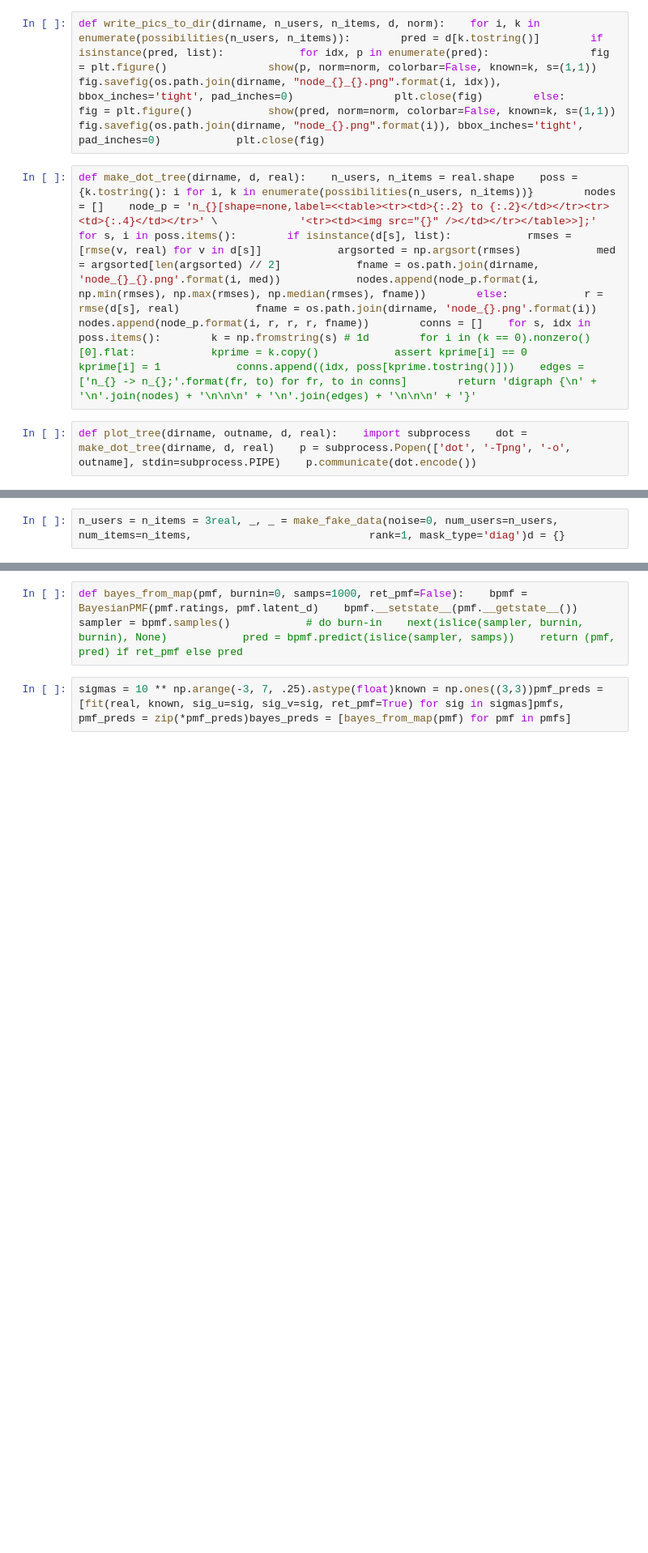
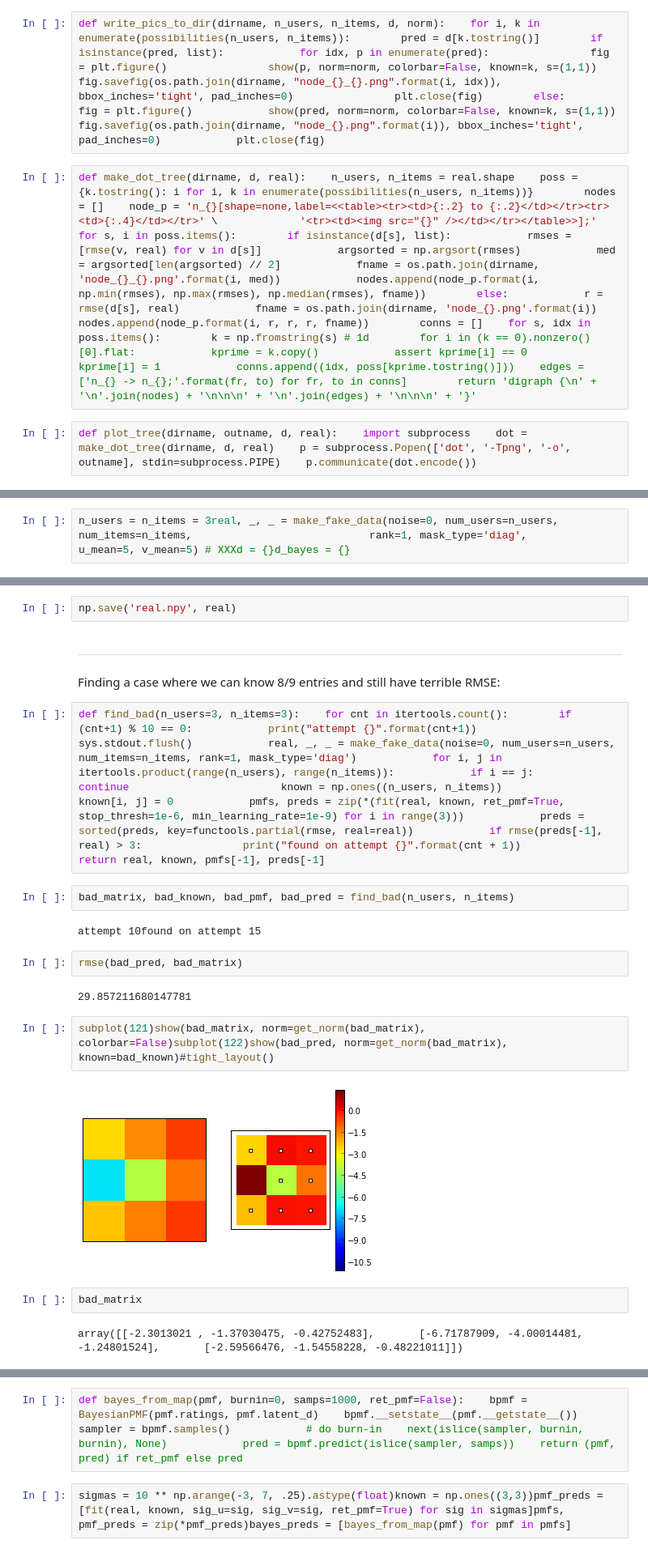
Before and after one commit to autonlab/active-matrix-factorization, a Jupyter notebook: python-pmf/investigate-small.ipynb, the cells around one changed output, grey strips where cells are left out. Shown at 81% size. Saved outputs shown, nothing was run; the diff lists cells and outputs as text; blank space fills up the shorter version.

```diff
--- a/python-pmf/investigate-small.ipynb
+++ b/python-pmf/investigate-small.ipynb
@@ -25,3 +31,3 @@ def plot_tree(dirname, outname, d, real):    import subprocess    dot = make_dot
 # %%
-n_users = n_items = 3real, _, _ = make_fake_data(noise=0, num_users=n_users, num_items=n_items,                            rank=1, mask_type='diag')d = {}
+n_users = n_items = 3real, _, _ = make_fake_data(noise=0, num_users=n_users, num_items=n_items,                            rank=1, mask_type='diag',                            u_mean=5, v_mean=5) # XXXd = {}d_bayes = {}
 # %%
@@ -70,0 +53,22 @@ array([  1.00000000e-05,   1.00000000e-04,   1.00000000e-03,         1.00000000e
+# %%
+np.save('real.npy', real)
+# %% [markdown]
+<hr />Finding a case where we can know 8/9 entries and still have terrible RMSE:
+# %%
+def find_bad(n_users=3, n_items=3):    for cnt in itertools.count():        if (cnt+1) % 10 == 0:            print("attempt {}".format(cnt+1))            sys.stdout.flush()            real, _, _ = make_fake_data(noise=0, num_users=n_users, num_items=n_items, rank=1, mask_type='diag')            for i, j in itertools.product(range(n_users), range(n_items)):            if i == j:                continue                        known = np.ones((n_users, n_items))            known[i, j] = 0            pmfs, preds = zip(*(fit(real, known, ret_pmf=True, stop_thresh=1e-6, min_learning_rate=1e-9) for i in range(3)))            preds = sorted(preds, key=functools.partial(rmse, real=real))            if rmse(preds[-1], real) > 3:                print("found on attempt {}".format(cnt + 1))                return real, known, pmfs[-1], preds[-1]
+# %%
+bad_matrix, bad_known, bad_pmf, bad_pred = find_bad(n_users, n_items)
+# %% [output]
+attempt 10found on attempt 15
+# %%
+rmse(bad_pred, bad_matrix)
+# %% [output]
+29.857211680147781
+# %%
+subplot(121)show(bad_matrix, norm=get_norm(bad_matrix), colorbar=False)subplot(122)show(bad_pred, norm=get_norm(bad_matrix), known=bad_known)#tight_layout()
+# %% [output]
+[figure, added]
+# %%
+bad_matrix
+# %% [output]
+array([[-2.3013021 , -1.37030475, -0.42752483],       [-6.71787909, -4.00014481, -1.24801524],       [-2.59566476, -1.54558228, -0.48221011]])
```
Also changed, not shown: parts of 41 cells of this notebook, 1 other file.
